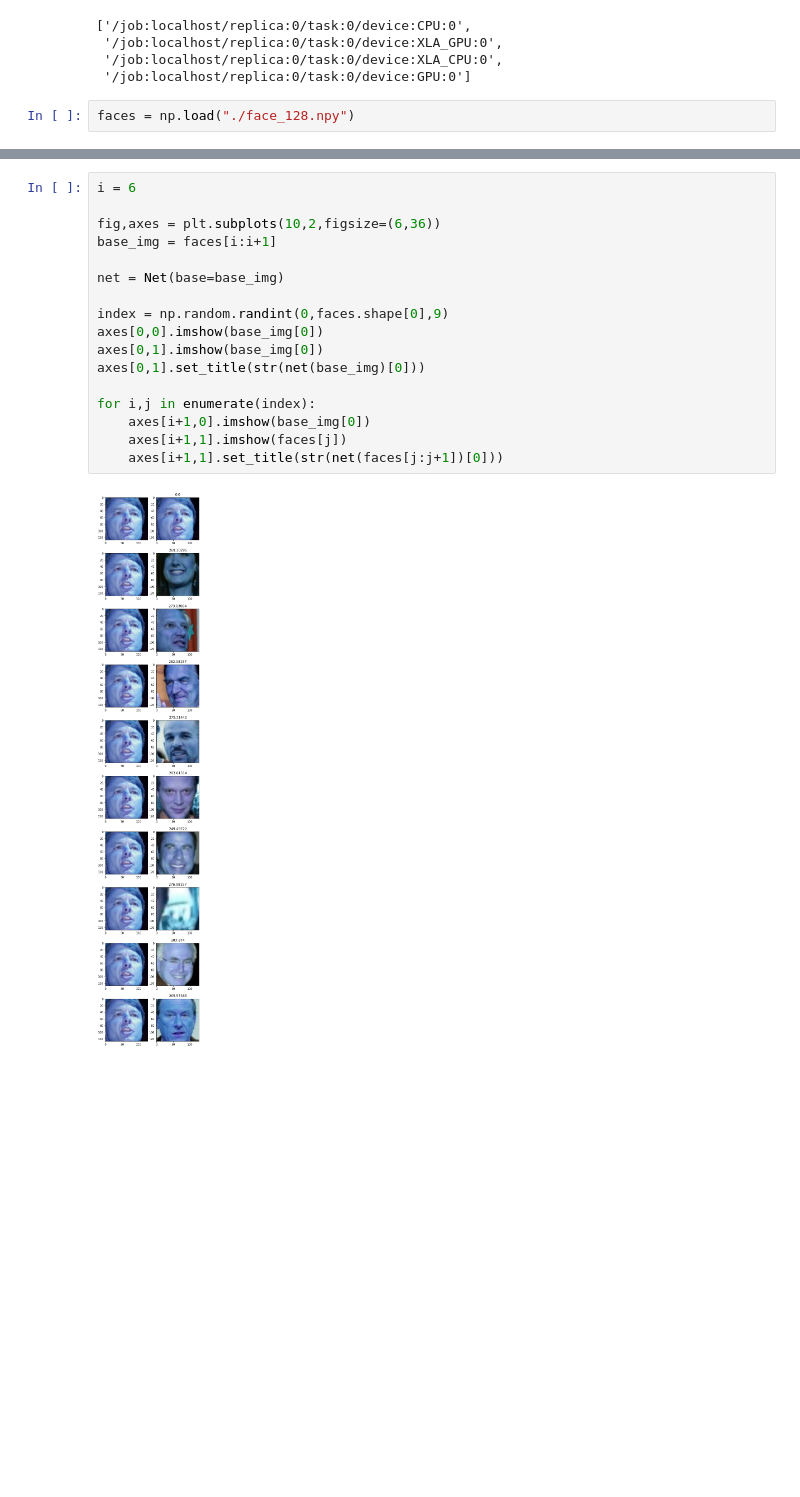
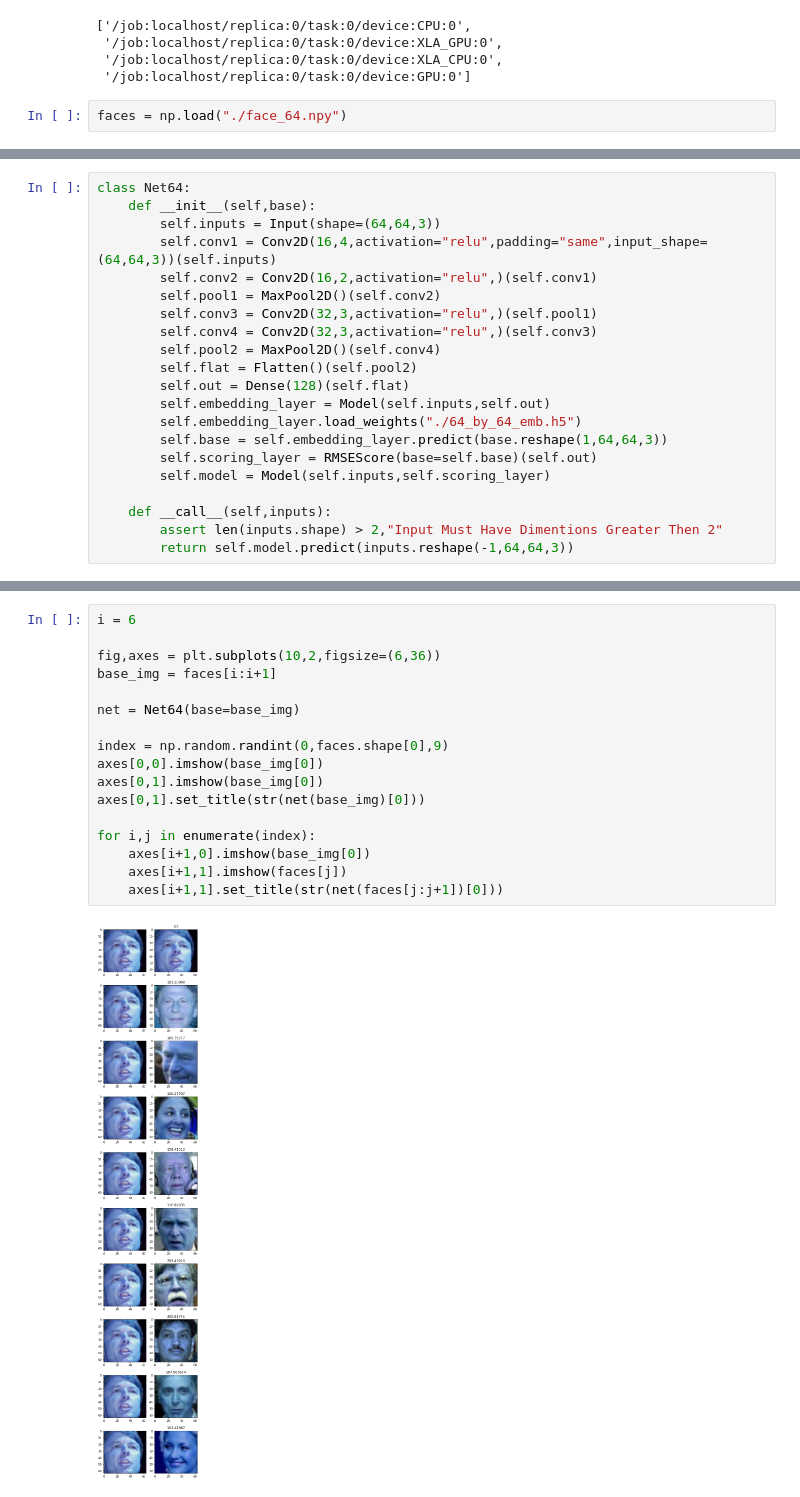
Before and after one commit to angrybayblade/facenet_mini, a Jupyter notebook: lfw/Net.ipynb, the cells around one changed output, grey strips where cells are left out. Drawn from its saved outputs; the diff is of its cells as text; blank space fills up the shorter version.

Commit message:
generated 64 by 64 embeddings

```diff
--- a/lfw/Net.ipynb
+++ b/lfw/Net.ipynb
@@ -19,7 +19,7 @@ tf.config.experimental_list_devices()
  '/job:localhost/replica:0/task:0/device:XLA_CPU:0',
  '/job:localhost/replica:0/task:0/device:GPU:0']
 # %%
-faces = np.load("./face_128.npy")
+faces = np.load("./face_64.npy")
 # %%
 plt.imshow(faces[0])
 # %% [output]
@@ -58,4 +57,25 @@ class Net:
     def __call__(self,inputs):
         assert len(inputs.shape) > 2,"Input Must Have Dimentions Greater Then 2"
         return self.model.predict(inputs.reshape(-1,128,128,3))
+# %%
+class Net64:
+    def __init__(self,base):
+        self.inputs = Input(shape=(64,64,3))
+        self.conv1 = Conv2D(16,4,activation="relu",padding="same",input_shape=(64,64,3))(self.inputs)
+        self.conv2 = Conv2D(16,2,activation="relu",)(self.conv1)
+        self.pool1 = MaxPool2D()(self.conv2)
+        self.conv3 = Conv2D(32,3,activation="relu",)(self.pool1)
+        self.conv4 = Conv2D(32,3,activation="relu",)(self.conv3)
+        self.pool2 = MaxPool2D()(self.conv4)
+        self.flat = Flatten()(self.pool2)
+        self.out = Dense(128)(self.flat)
+        self.embedding_layer = Model(self.inputs,self.out)
+        self.embedding_layer.load_weights("./64_by_64_emb.h5")
+        self.base = self.embedding_layer.predict(base.reshape(1,64,64,3))
+        self.scoring_layer = RMSEScore(base=self.base)(self.out)
+        self.model = Model(self.inputs,self.scoring_layer)
+
+    def __call__(self,inputs):
+        assert len(inputs.shape) > 2,"Input Must Have Dimentions Greater Then 2"
+        return self.model.predict(inputs.reshape(-1,64,64,3))
 # %%
@@ -63,19 +87,19 @@ net = Net(base=faces[0:1])
 # %%
 i = 6
 
 fig,axes = plt.subplots(10,2,figsize=(6,36))
 base_img = faces[i:i+1]
 
-net = Net(base=base_img)
+net = Net64(base=base_img)
 
 index = np.random.randint(0,faces.shape[0],9)
 axes[0,0].imshow(base_img[0])
 axes[0,1].imshow(base_img[0])
 axes[0,1].set_title(str(net(base_img)[0]))
 
 for i,j in enumerate(index):
     axes[i+1,0].imshow(base_img[0])
     axes[i+1,1].imshow(faces[j])
     axes[i+1,1].set_title(str(net(faces[j:j+1])[0]))
 # %% [output]
-[figure, old version]
+[figure, new version]
```
Also changed, not shown: parts of 4 cells of this notebook, 4 other files.
